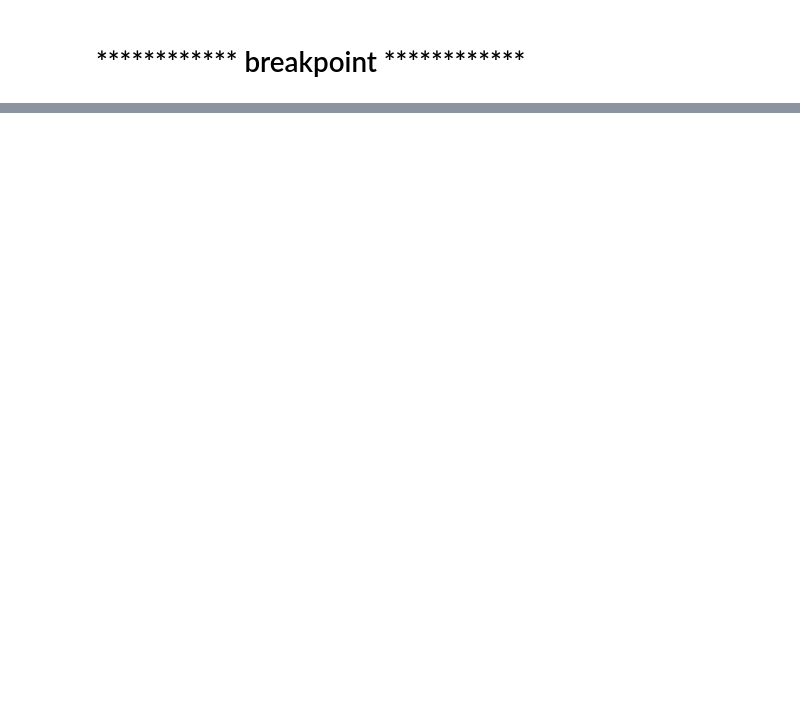
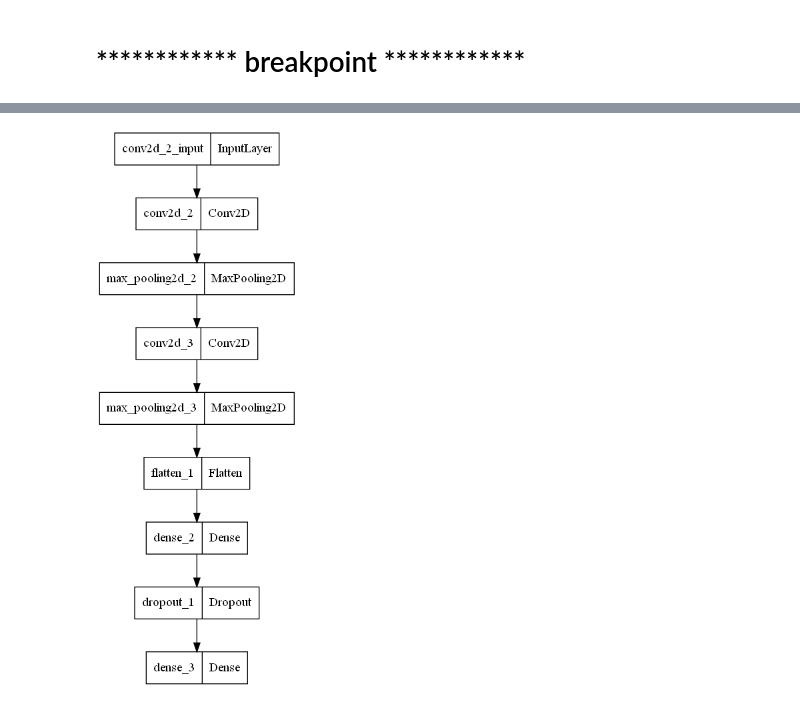
Before and after one commit to qnffnrl/dog_identifier, a Jupyter notebook: first.ipynb, the cells around one changed output, grey strips where cells are left out. Saved outputs shown, nothing was run; the diff lists cells and outputs as text; code cells hidden in the pictures; blank space fills up the shorter version.

```diff
--- a/first.ipynb
+++ b/first.ipynb
@@ -296,2 +280,6 @@ Trainable params: 26,259,374
 Non-trainable params: 0
 _________________________________________________________________
+# %%
+keras.utils.plot_model(model_CNN)
+# %% [output]
+[figure, added]
```
Also changed, not shown: parts of 66 cells of this notebook, 2 other files.
